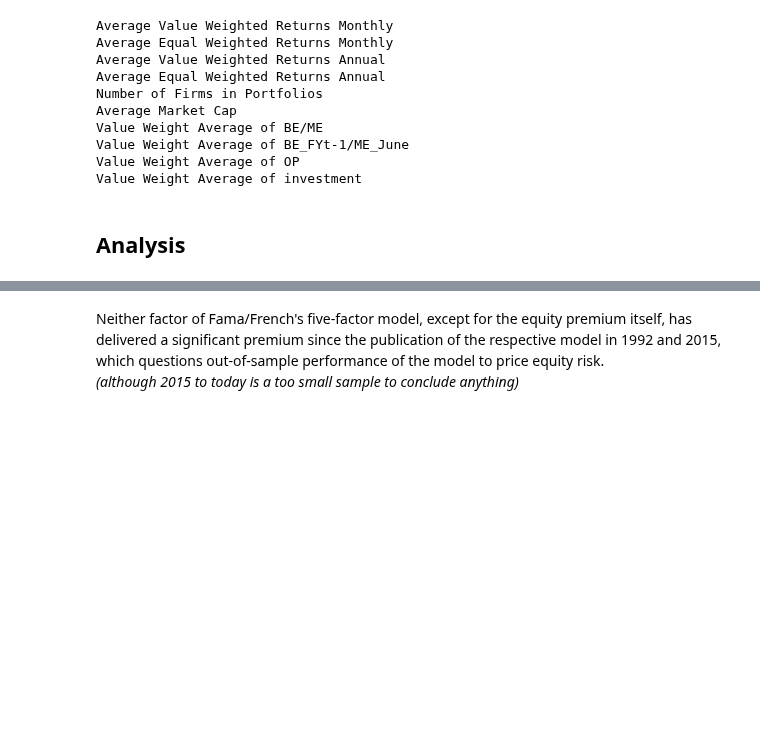
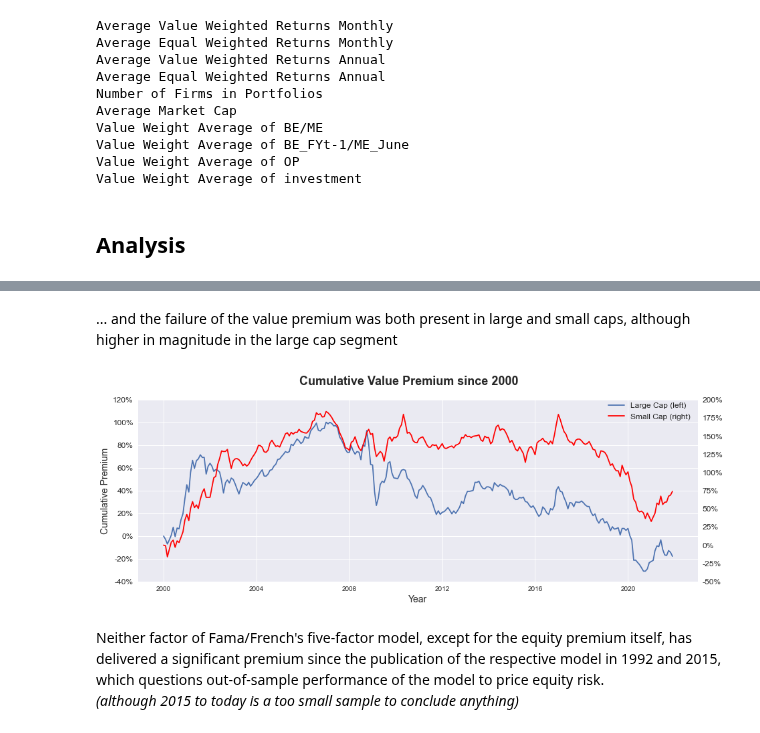
Before and after one commit to jonasniemeyer/investing-ideas, a Jupyter notebook: analyzing_the_value_premium.ipynb, the cells around one changed output, grey strips where cells are left out. Cells and saved outputs as stored; diff of their text form; code cells hidden in the pictures; blank space fills up the shorter version.

```diff
--- a/analyzing_the_value_premium.ipynb
+++ b/analyzing_the_value_premium.ipynb
@@ -109,3 +115,30 @@ axes[1].legend(fontsize=11, loc="upper right");
+# %% [markdown]
+... and the failure of the value premium was both present in large and small caps, although higher in magnitude in the large cap segment
+# %%
+large_premium = (portfolio_data["Average Value Weighted Returns Monthly"]["BIG HiBM"]-portfolio_data["Average Value Weighted Returns Monthly"]["BIG LoBM"]) / 100
+small_premium = (portfolio_data["Average Value Weighted Returns Monthly"]["SMALL HiBM"]-portfolio_data["Average Value Weighted Returns Monthly"]["SMALL LoBM"]) / 100
+
+fig, ax1 = plt.subplots(figsize=(15,5))
+ax2 = ax1.twinx()
+ax2.grid(False)
+fig.suptitle("Cumulative Value Premium since 2000", fontsize=18, fontweight="bold")
+
+ax1.plot((1+large_premium.loc["2000-01-01":].shift(1).fillna(0)).cumprod()-1, label="Large Cap (left)")
+ax2.plot((1+small_premium.loc["2000-01-01":].shift(1).fillna(0)).cumprod()-1, label="Small Cap (right)", color="red")
+
+ax1.set_xlabel("Year", fontsize=14)
+ax1.set_ylabel("Cumulative Premium", fontsize=14)
+
+yticks1 = ax1.get_yticks().tolist()
+ax1.set_yticks(yticks1)
+ax1.set_yticklabels([f"{ret:.0%}" for ret in yticks1], fontsize=12)
+yticks2 = ax2.get_yticks().tolist()
+ax2.set_yticks(yticks2)
+ax2.set_yticklabels([f"{ret:.0%}" for ret in yticks2], fontsize=12)
+
+fig.legend(fontsize=12, bbox_to_anchor=(0,0,0.9,0.9));
+# %% [output]
+[figure, added]
 # %% [markdown]
 Neither factor of Fama/French's five-factor model, except for the equity premium itself, has delivered a significant premium since the publication of the respective model in 1992 and 2015, which questions out-of-sample performance of the model to price equity risk.
 <br>
```
Also changed, not shown: parts of 6 cells of this notebook.
